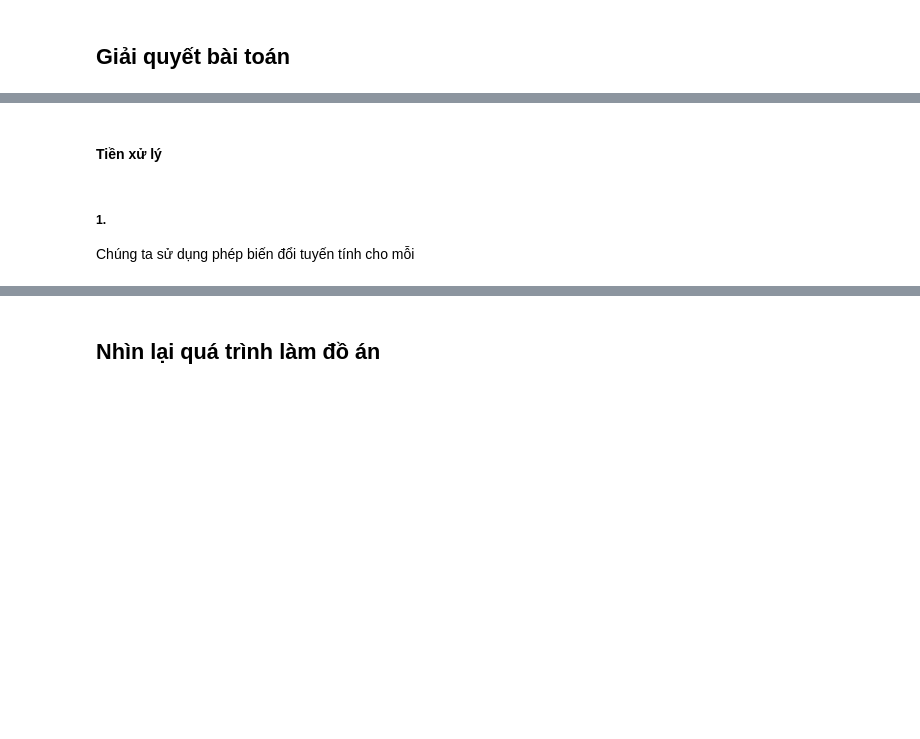
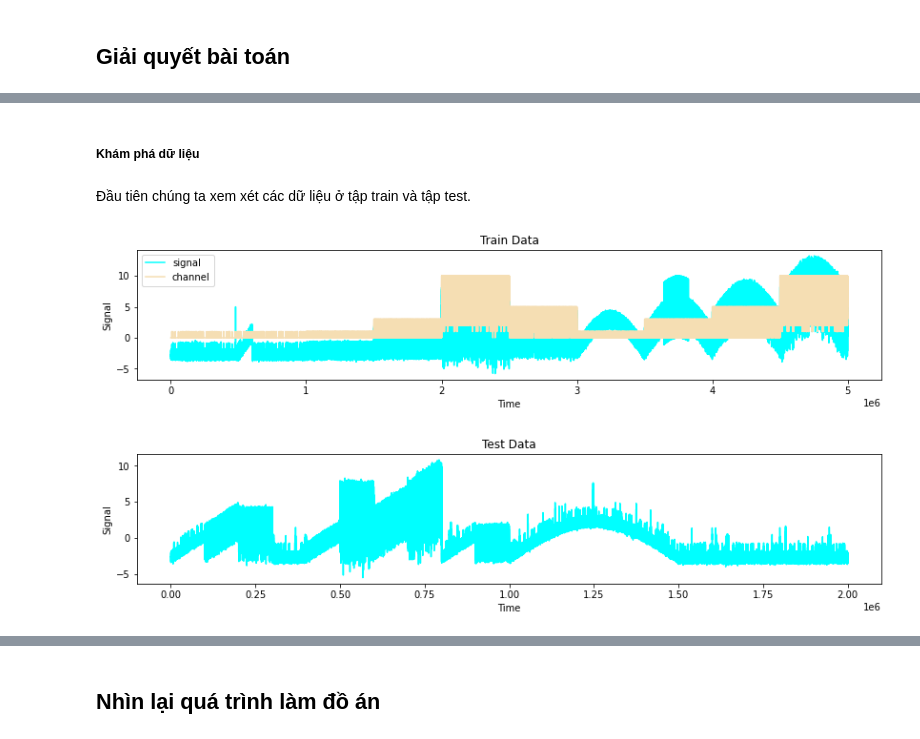
Before and after one commit to thanhtruong1712/DAMH_KHDLUD, a Jupyter notebook: Report.ipynb, the cells around one changed output, grey strips where cells are left out. Saved outputs shown, nothing was run; the diff lists cells and outputs as text; code cells hidden in the pictures; blank space fills up the shorter version.

```diff
--- a/Report.ipynb
+++ b/Report.ipynb
@@ -69,6 +63,26 @@ import scipy.optimize as opt
 from sklearn.metrics import f1_score
-# %% [markdown]
-#### Tiền xử lý
-# %% [markdown]
-##### 1.
-Chúng ta sử dụng phép biến đổi tuyến tính cho mỗi
+# %%
+train12 = pd.read_csv('./data/train.csv')
+test12 = pd.read_csv('./data/test.csv')
+# %% [markdown]
+##### Khám phá dữ liệu
+# %% [markdown]
+Đầu tiên chúng ta xem xét các dữ liệu ở tập train và tập test.
+# %%
+plt.rcParams['figure.figsize'] = [14, 2.5]
+###
+plt.plot(train12['signal'], color="cyan",label='signal');
+plt.plot(train12['open_channels'], color='wheat', label="channel");
+plt.legend();
+plt.ylabel('Signal');
+plt.xlabel('Time');
+plt.title('Train Data');
+plt.show()
+plt.plot(test12['signal'],color='cyan')
+plt.ylabel('Signal');
+plt.xlabel('Time');
+plt.title('Test Data');
+plt.show()
+# %% [output]
+[figure, added]
+[figure, added]
```
Also changed, not shown: parts of 77 cells of this notebook.
